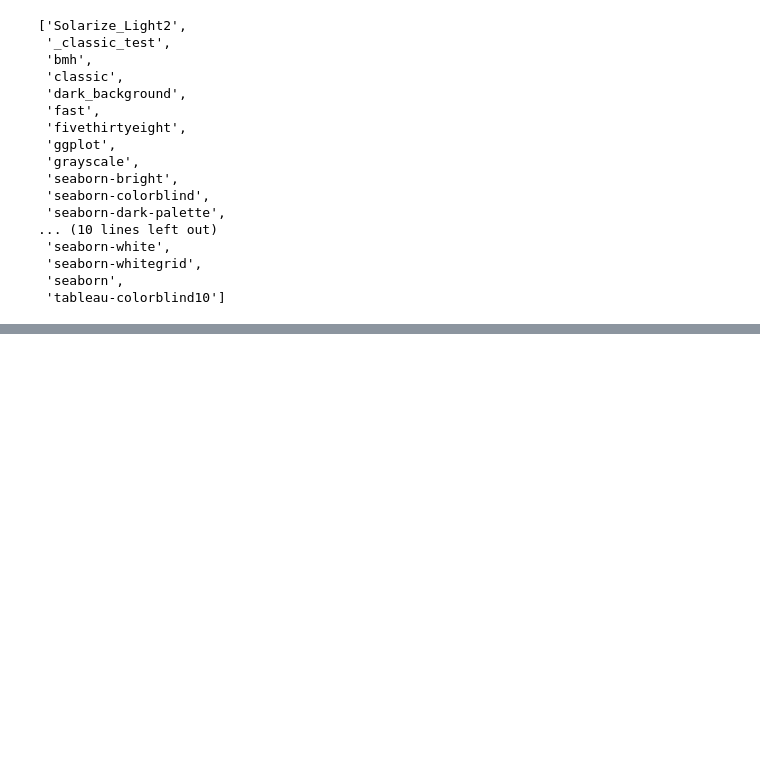
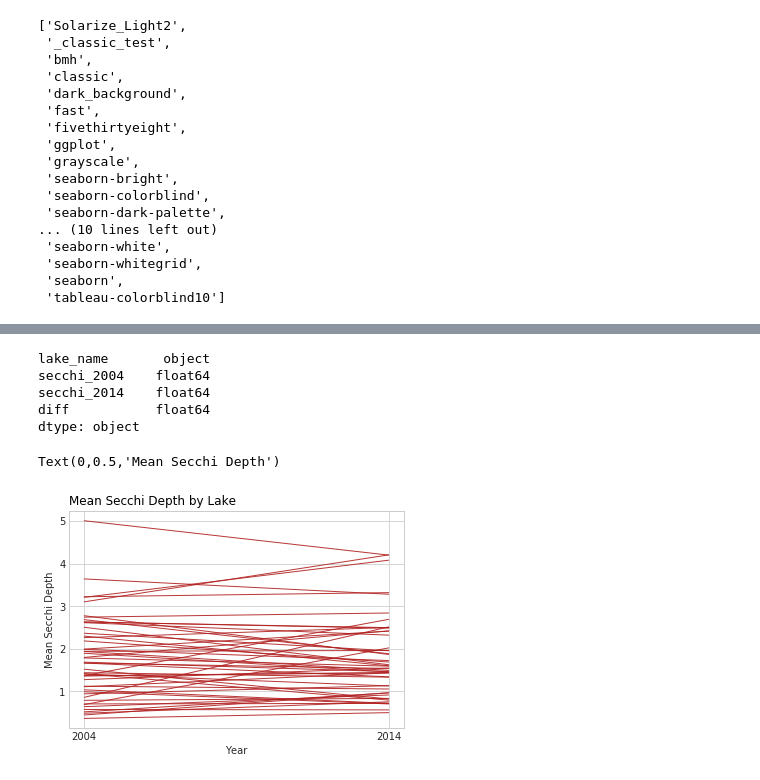
Before and after one commit to SMiertschin/DSCI430, a Jupyter notebook: Final_project_SM.ipynb, the cells around one changed output, grey strips where cells are left out. Cells and saved outputs as stored; diff of their text form; code cells hidden in the pictures; blank space fills up the shorter version.

```diff
--- a/Final_project_SM.ipynb
+++ b/Final_project_SM.ipynb
@@ -134,0 +150,13 @@ Text(0,0.5,'Mean Phosphorus')
+# %%
+lake_stats.Year = lake_stats.Year.astype(str)
+lakes_first_last_year = (lake_stats
+                         >> filter_by((X.Year.isin(['2004','2014'])))
+                        )
+lakes_diff = (lake_stats
+                         >> filter_by((X.Year.isin(['2004','2014'])))
+                         >> spread(X.Year, X.mean_secchi)
+                         #>> rename(secchi_2004 = 2004)#, secchi_2014 = 2014)
+                         >> group_by(X.lake_name)
+                         >> summarize(secchi_2004 = X['2004'].sum(), secchi_2014 = X['2014'].sum())
+                         >> mutate(diff = X.secchi_2014 - X.secchi_2004)
+                        )
@@ -134,0 +181,30 @@ Text(0,0.5,'Mean Phosphorus')
+# %%
+lakes_first_last_year.dtypes
+# %% [output]
+lake_name       object
+secchi_2004    float64
+secchi_2014    float64
+diff           float64
+dtype: object
+# %%
+plt.style.use('seaborn-whitegrid')
+
+palette = plt.get_cmap('Set1')
+
+for name in lake_names:
+    df = (lakes_first_last_year >> filter_by(X.lake_name == name))
+    #if name in high_secchi:
+    plt.plot(df.Year, df.mean_secchi, marker='', color='firebrick', linewidth=1, alpha=0.9, label="High Mean Secchi Depth")
+    #elif name in low_secchi:
+    #    plt.plot(df.Year, df.mean_secchi, marker='', color='cornflowerblue', linewidth=1, alpha=0.9, label="Low Mean Secchi Depth")
+    #else:
+    #    plt.plot(df.Year, df.mean_secchi, marker='', color='lightslategrey', linewidth=1, alpha=0.9, label="Mean Secchi Depth")
+
+
+
+plt.title("Mean Secchi Depth by Lake", loc='left', fontsize=12, fontweight=0, color='black')
+plt.xlabel("Year")
+plt.ylabel("Mean Secchi Depth")
+# %% [output]
+Text(0,0.5,'Mean Secchi Depth')
+[figure, added]
```
Also changed, not shown: parts of 12 cells of this notebook, 1 other file.
